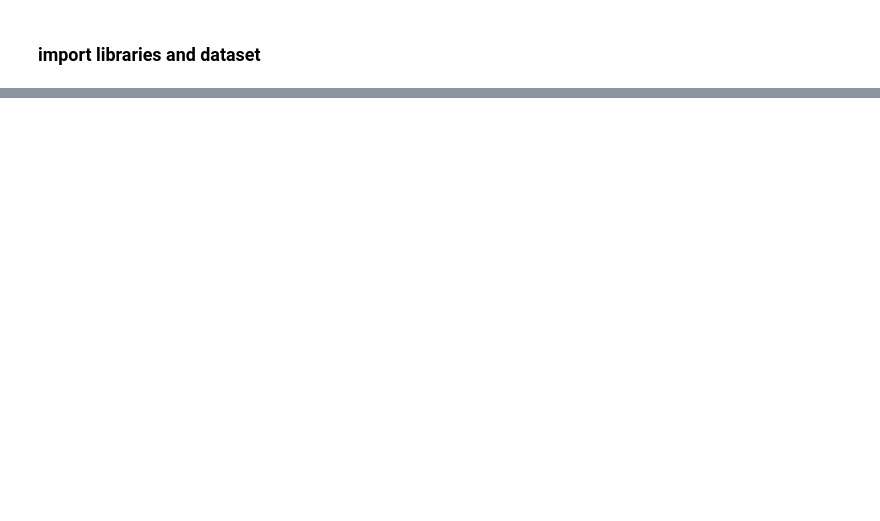
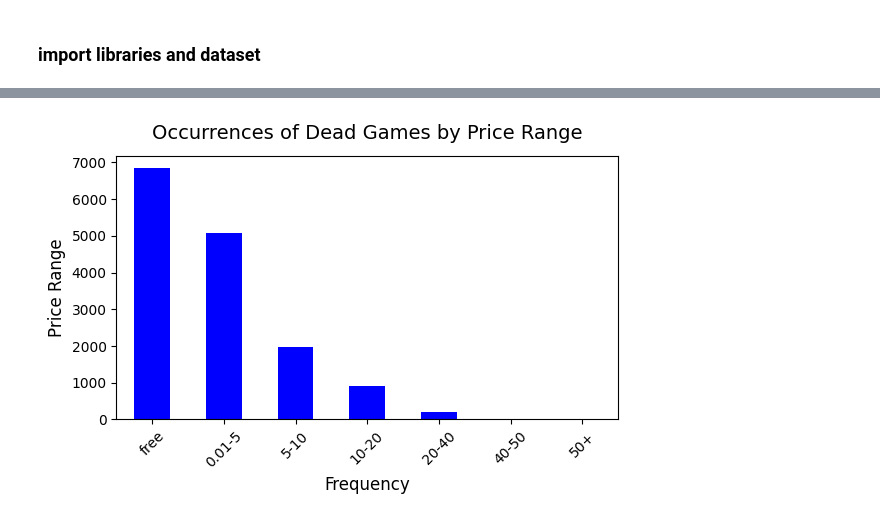
Before and after one commit to Jingrui-Zhu/SLDV, a Jupyter notebook: data_analysis.ipynb, the cells around one changed output, grey strips where cells are left out. Saved outputs shown, nothing was run; the diff lists cells and outputs as text; code cells hidden in the pictures; blank space fills up the shorter version.

```diff
--- a/data_analysis.ipynb
+++ b/data_analysis.ipynb
@@ -100,0 +100,25 @@ plt.show()
+# %%
+price_zeros = three_zeros['full_price']
+
+# Define bins and labels
+bins = [0.0, 0.01, 5, 10, 20, 40, 50, float('inf')]
+labels = ['free', '0.01-5', '5-10', '10-20', '20-40', '40-50', '50+']
+
+# Create a series with price values and bin them
+price_binned = pd.cut(price_zeros.values, bins=bins, labels=labels, right=False)
+price_binned_counts = price_binned.value_counts().sort_index()
+
+ax = price_binned_counts.plot(
+    kind='bar',
+    figsize=(6, 4),
+    color='blue'
+)
+ax.set_xlabel('Frequency', fontsize=12)
+ax.set_ylabel('Price Range', fontsize=12)
+ax.set_title('Occurrences of Dead Games by Price Range', fontsize=14, pad=12)
+ax.set_xticklabels(labels, rotation=45)
+
+plt.tight_layout()
+plt.show()
+# %% [output]
+[figure, added]
```
Also changed, not shown: parts of 17 cells of this notebook, 1 other file.
